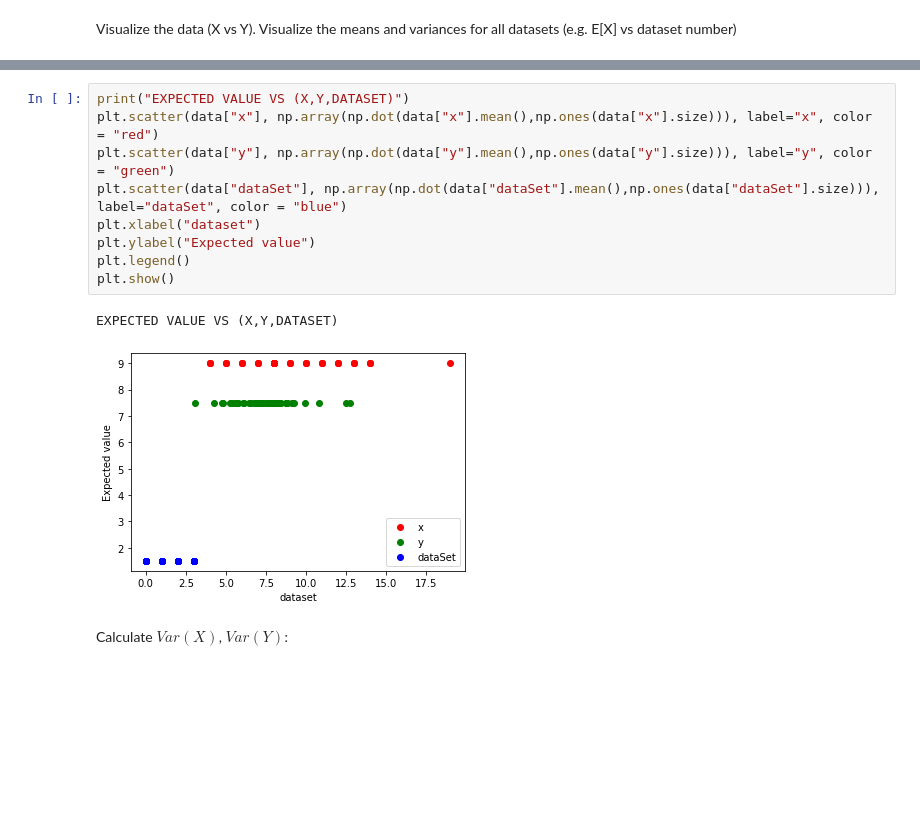
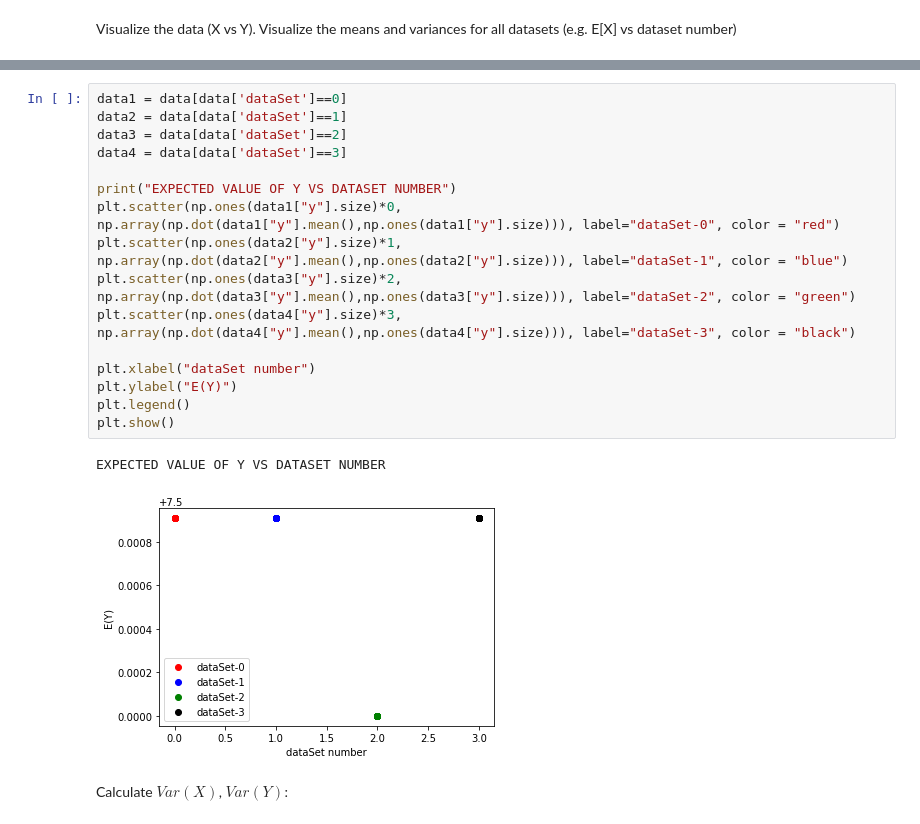
Before and after one commit to kmiec96/Modern-data-science, a Jupyter notebook: ML_2021_set4.ipynb, the cells around one changed output, grey strips where cells are left out. Drawn from its saved outputs; the diff is of its cells as text; blank space fills up the shorter version.

```diff
--- a/ML_2021_set4.ipynb
+++ b/ML_2021_set4.ipynb
@@ -230,15 +286,22 @@ Visualize the data (X vs Y). Visualize the means and variances for all datasets
 # %%
-print("EXPECTED VALUE VS (X,Y,DATASET)")
-plt.scatter(data["x"], np.array(np.dot(data["x"].mean(),np.ones(data["x"].size))), label="x", color = "red")
-plt.scatter(data["y"], np.array(np.dot(data["y"].mean(),np.ones(data["y"].size))), label="y", color = "green")
-plt.scatter(data["dataSet"], np.array(np.dot(data["dataSet"].mean(),np.ones(data["dataSet"].size))), label="dataSet", color = "blue")
-plt.xlabel("dataset")
-plt.ylabel("Expected value")
+data1 = data[data['dataSet']==0]
+data2 = data[data['dataSet']==1]
+data3 = data[data['dataSet']==2]
+data4 = data[data['dataSet']==3]
+
+print("EXPECTED VALUE OF Y VS DATASET NUMBER")
+plt.scatter(np.ones(data1["y"].size)*0, np.array(np.dot(data1["y"].mean(),np.ones(data1["y"].size))), label="dataSet-0", color = "red")
+plt.scatter(np.ones(data2["y"].size)*1, np.array(np.dot(data2["y"].mean(),np.ones(data2["y"].size))), label="dataSet-1", color = "blue")
+plt.scatter(np.ones(data3["y"].size)*2, np.array(np.dot(data3["y"].mean(),np.ones(data3["y"].size))), label="dataSet-2", color = "green")
+plt.scatter(np.ones(data4["y"].size)*3, np.array(np.dot(data4["y"].mean(),np.ones(data4["y"].size))), label="dataSet-3", color = "black")
+
+plt.xlabel("dataSet number")
+plt.ylabel("E(Y)")
 plt.legend()
 plt.show()
 # %% [output]
-EXPECTED VALUE VS (X,Y,DATASET)
+EXPECTED VALUE OF Y VS DATASET NUMBER
-[figure, old version]
+[figure, new version]
 # %% [markdown]
 Calculate $Var(X)$, $Var(Y)$:
 # %%
```
Also changed, not shown: parts of 6 cells of this notebook.
